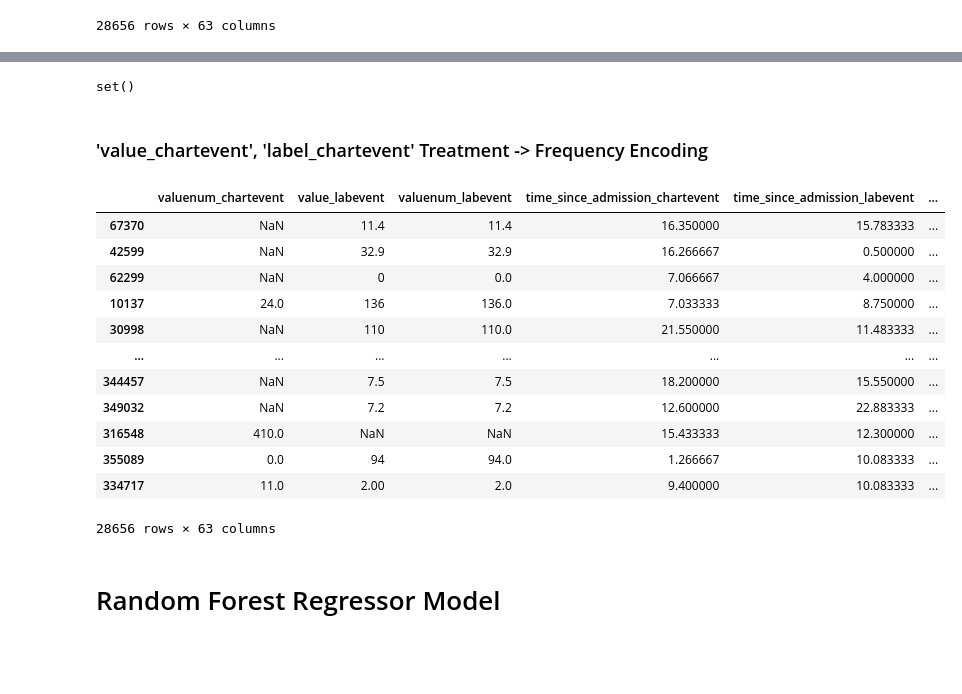
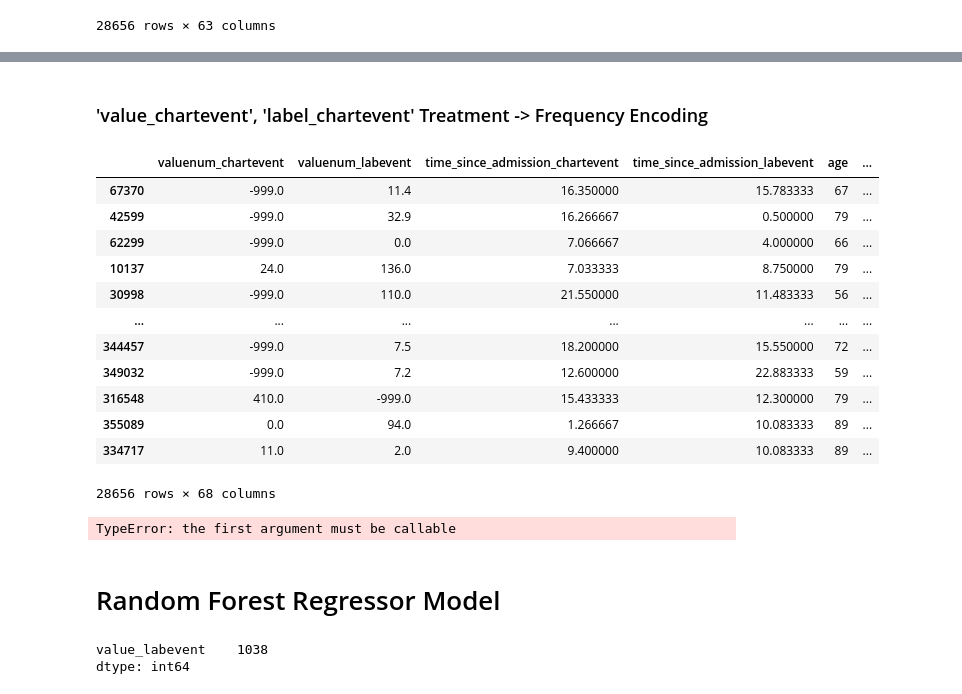
Before and after one commit to CatarinaCosta02/Master_Thesis, a Jupyter notebook: models/RForest.ipynb, the cells around one changed output, grey strips where cells are left out. Cells and saved outputs as stored; diff of their text form; code cells hidden in the pictures; blank space fills up the shorter version.

```diff
--- a/models/RForest.ipynb
+++ b/models/RForest.ipynb
@@ -33,7 +38,7 @@ display(df)
 | 358194 | 10019003 | 2155-07-10 23:01:00 | 57 | 57.0 | mmHg | ... |
 358195 rows × 21 columns
 # %%
-df = df.drop(columns=['subject_id'])
+df = df.drop(columns=['subject_id','charttime_chartevent', 'charttime_labevent', 'admittime'])
 # %%
 display(df)
 # %% [output]
@@ -119,0 +146,3 @@ y = df_sample[target].copy()
+# %%
+X_raw = df_sample[variables + numerical_cols + variables_cat + lab].copy()
+y = df_sample[target].copy()
@@ -145,15 +180,12 @@ dtype: int64
 # %% [markdown]
 ## One-Hot Encoding
 # %%
-from sklearn.preprocessing import OneHotEncoder
+
 encoder = OneHotEncoder(sparse_output=False, handle_unknown='ignore')
-one_hot_encoded = encoder.fit_transform(X[variables_cat])
+one_hot_encoded = encoder.fit_transform(X_raw[variables_cat])
 
-# Criar DataFrame com os nomes das colunas codificadas
-one_hot_df = pd.DataFrame(one_hot_encoded, columns=encoder.get_feature_names_out(variables_cat), index=X.index)
+one_hot_df = pd.DataFrame(one_hot_encoded,
+                          columns=encoder.get_feature_names_out(variables_cat),
+                          index=X_raw.index)
 
-# Juntar ao X removendo as originais
-df_X = pd.concat([X.drop(columns=variables_cat), one_hot_df], axis=1)
-
-# Agora X_encoded tem tudo preparado para treino
-print("Shape final do dataset para treino:", df_X.shape)
+X_encoded = pd.concat([X_raw.drop(columns=variables_cat), one_hot_df], axis=1)
@@ -198,33 +208,38 @@ Index(['value_chartevent', 'label_chartevent', 'valueuom_labevent',
-# %%
-
-variables = [
-    'value_chartevent', 'label_chartevent', 'valueuom_labevent', 'valueuom_chartevent'
-]
-set(variables) - set(df_X.columns)
-# %% [output]
-set()
 # %% [markdown]
 ### 'value_chartevent', 'label_chartevent' Treatment -> Frequency Encoding
 # %%
 for col in variables:
-    freq = df_X[col].value_counts()  # conta quantas vezes cada categoria aparece
-    df_X[col + '_freq'] = df_X[col].map(freq)
+    freq = X_encoded[col].value_counts()
+    X_encoded[col + '_freq'] = X_encoded[col].map(freq)
 
-df_X.drop(columns=variables, inplace=True)
+# Remover os originais de alta cardinalidade
+X_encoded.drop(columns=variables, inplace=True)
 
-display(df_X)
+for col in numerical_cols:
+    X_encoded[col + '_missing'] = X_encoded[col].isna().astype(int)
+
+# Preencher os NaNs com um valor neutro
+X_encoded[numerical_cols] = X_encoded[numerical_cols].fillna(-999)
+
+display(X_encoded)
 # %% [output]
-|  | valuenum_chartevent | value_labevent | valuenum_labevent | time_since_admission_chartevent | time_since_admission_labevent | ... |
-| 67370 | NaN | 11.4 | 11.4 | 16.350000 | 15.783333 | ... |
-| 42599 | NaN | 32.9 | 32.9 | 16.266667 | 0.500000 | ... |
-| 62299 | NaN | 0 | 0.0 | 7.066667 | 4.000000 | ... |
-| 10137 | 24.0 | 136 | 136.0 | 7.033333 | 8.750000 | ... |
-| 30998 | NaN | 110 | 110.0 | 21.550000 | 11.483333 | ... |
+|  | valuenum_chartevent | valuenum_labevent | time_since_admission_chartevent | time_since_admission_labevent | age | ... |
+| 67370 | -999.0 | 11.4 | 16.350000 | 15.783333 | 67 | ... |
+| 42599 | -999.0 | 32.9 | 16.266667 | 0.500000 | 79 | ... |
+| 62299 | -999.0 | 0.0 | 7.066667 | 4.000000 | 66 | ... |
+| 10137 | 24.0 | 136.0 | 7.033333 | 8.750000 | 79 | ... |
+| 30998 | -999.0 | 110.0 | 21.550000 | 11.483333 | 56 | ... |
 | ... | ... | ... | ... | ... | ... | ... |
-| 344457 | NaN | 7.5 | 7.5 | 18.200000 | 15.550000 | ... |
-| 349032 | NaN | 7.2 | 7.2 | 12.600000 | 22.883333 | ... |
-| 316548 | 410.0 | NaN | NaN | 15.433333 | 12.300000 | ... |
-| 355089 | 0.0 | 94 | 94.0 | 1.266667 | 10.083333 | ... |
-| 334717 | 11.0 | 2.00 | 2.0 | 9.400000 | 10.083333 | ... |
+| 344457 | -999.0 | 7.5 | 18.200000 | 15.550000 | 72 | ... |
+| 349032 | -999.0 | 7.2 | 12.600000 | 22.883333 | 59 | ... |
+| 316548 | 410.0 | -999.0 | 15.433333 | 12.300000 | 79 | ... |
+| 355089 | 0.0 | 94.0 | 1.266667 | 10.083333 | 89 | ... |
+| 334717 | 11.0 | 2.0 | 9.400000 | 10.083333 | 89 | ... |
-28656 rows × 63 columns
+28656 rows × 68 columns
+# %%
+lab = 'value_labevent'
+
+X_encoded[lab] = X_encoded[lab ].astype(str)
+# %% [output]
+TypeError: the first argument must be callable
 # %%
@@ -234 +260,6 @@ df_X.to_csv("df_treated.csv", index=False)
+# %%
+X_train.select_dtypes(include=['object']).nunique()
+# %% [output]
+value_labevent    1038
+dtype: int64
 # %%
```
Also changed, not shown: parts of 18 cells of this notebook.
